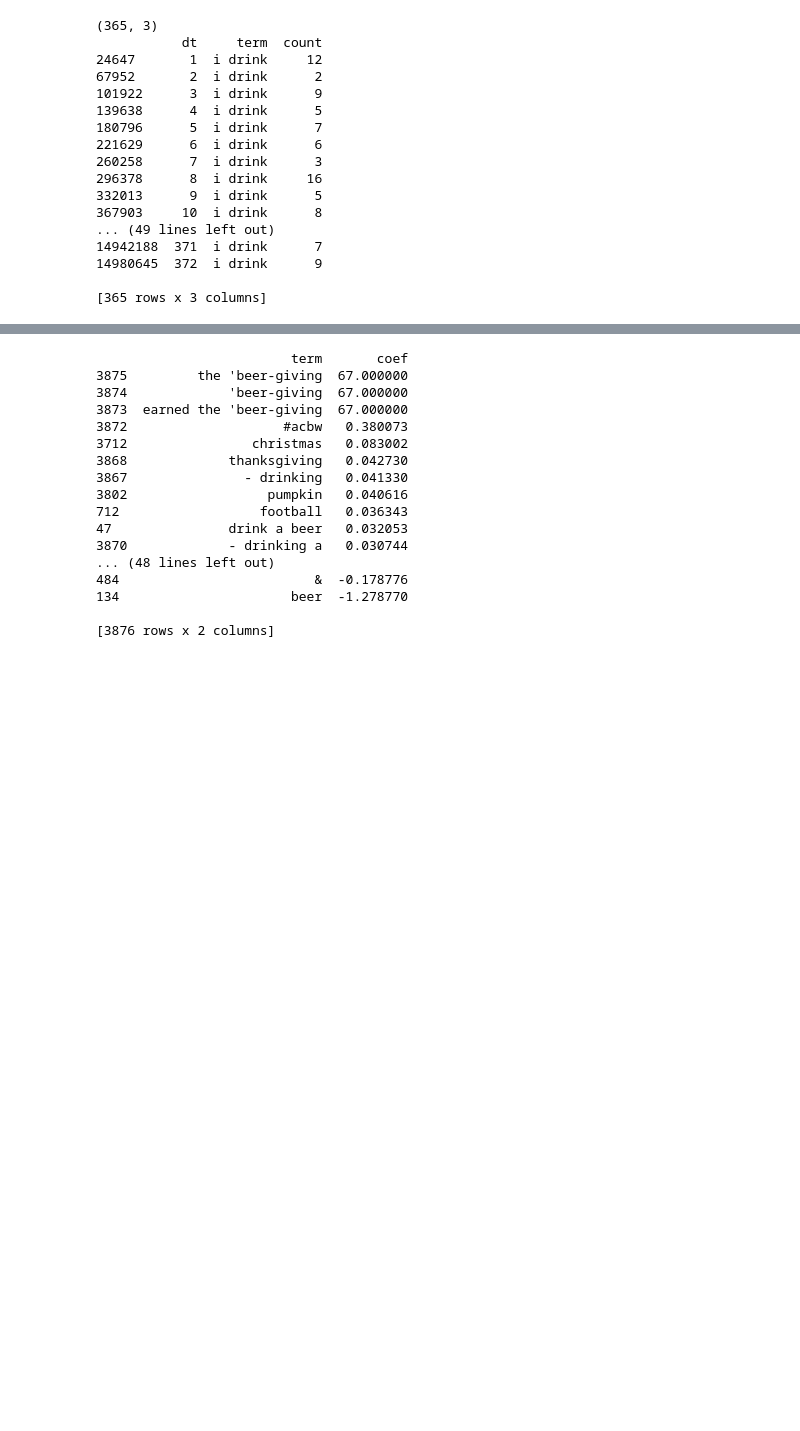
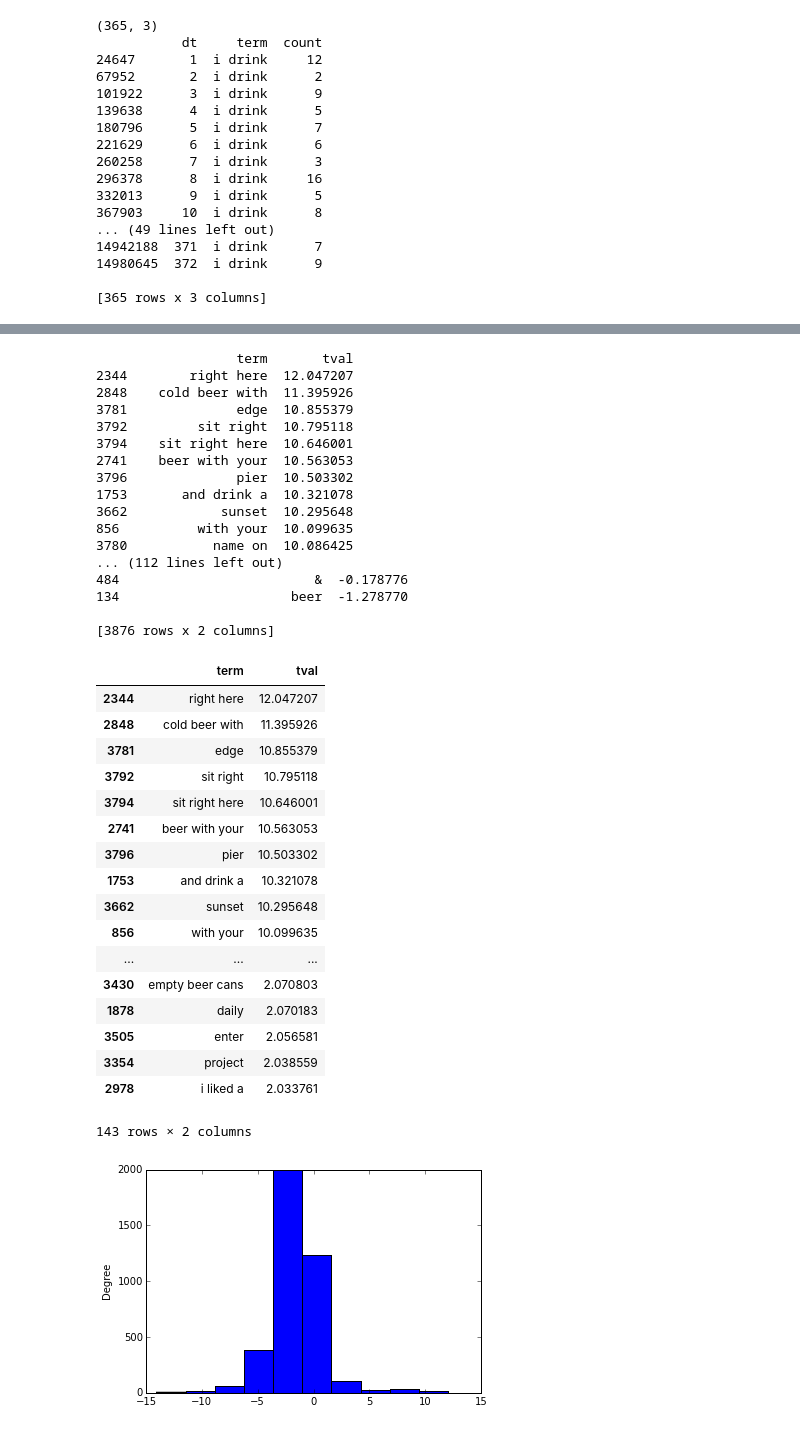
Before and after one commit to poorboy44/word_time_series, a Jupyter notebook: word_time_series.ipynb, the cells around one changed output, grey strips where cells are left out. Drawn from its saved outputs; the diff is of its cells as text; code cells hidden in the pictures; blank space fills up the shorter version.

```diff
--- a/word_time_series.ipynb
+++ b/word_time_series.ipynb
@@ -231,24 +226,31 @@ running time:394.87985301
 # %%
 ## parse out results
-a=[results[i].params['dt'] for i in results]
-b=num_days_by_term.index.values
-c=pd.DataFrame(zip(b,a), columns=['term', 'coef'])
-c=c.sort(['coef'], ascending=False)
-print(c)
+def get_data(statistic='tval'):
+    if statistic=='tval':
+        a=[results[i].tvalues['dt'] for i in results]
+    else:
+        a=[results[i].params['dt'] for i in results]
+    b=num_days_by_term.index.values
+    c=pd.DataFrame(zip(b,a), columns=['term', statistic])
+    c=c.sort([statistic], ascending=False)
+    print(c)
+    return(c)
+tval_data=get_data(statistic='tval')
+coef_data=get_data(statistic='params')
 # %% [output]
-                         term       coef
-3875         the 'beer-giving  67.000000
-3874             'beer-giving  67.000000
-3873  earned the 'beer-giving  67.000000
-3872                    #acbw   0.380073
-3712                christmas   0.083002
-3868             thanksgiving   0.042730
-3867               - drinking   0.041330
-3802                  pumpkin   0.040616
-712                  football   0.036343
-47               drink a beer   0.032053
-3870             - drinking a   0.030744
-... (48 lines left out)
+                  term       tval
+2344        right here  12.047207
+2848    cold beer with  11.395926
+3781              edge  10.855379
+3792         sit right  10.795118
+3794    sit right here  10.646001
+2741    beer with your  10.563053
+3796              pier  10.503302
+1753       and drink a  10.321078
+3662            sunset  10.295648
+856          with your  10.099635
+3780           name on  10.086425
+... (112 lines left out)
 484                         &  -0.178776
 134                      beer  -1.278770
 
@@ -271,0 +287,24 @@ with PdfPages('multipage_pdf.pdf') as pdf:
+# %%
+#histogram of 4000k t-values
+tval_data['tval'].plot(kind='hist')
+tval_data[tval_data.tval>2]
+# %% [output]
+|  | term | tval |
+| 2344 | right here | 12.047207 |
+| 2848 | cold beer with | 11.395926 |
+| 3781 | edge | 10.855379 |
+| 3792 | sit right | 10.795118 |
+| 3794 | sit right here | 10.646001 |
+| 2741 | beer with your | 10.563053 |
+| 3796 | pier | 10.503302 |
+| 1753 | and drink a | 10.321078 |
+| 3662 | sunset | 10.295648 |
+| 856 | with your | 10.099635 |
+| ... | ... | ... |
+| 3430 | empty beer cans | 2.070803 |
+| 1878 | daily | 2.070183 |
+| 3505 | enter | 2.056581 |
+| 3354 | project | 2.038559 |
+| 2978 | i liked a | 2.033761 |
+143 rows × 2 columns
+[figure, added]
```
Also changed, not shown: parts of 7 cells of this notebook, 3 other files.
